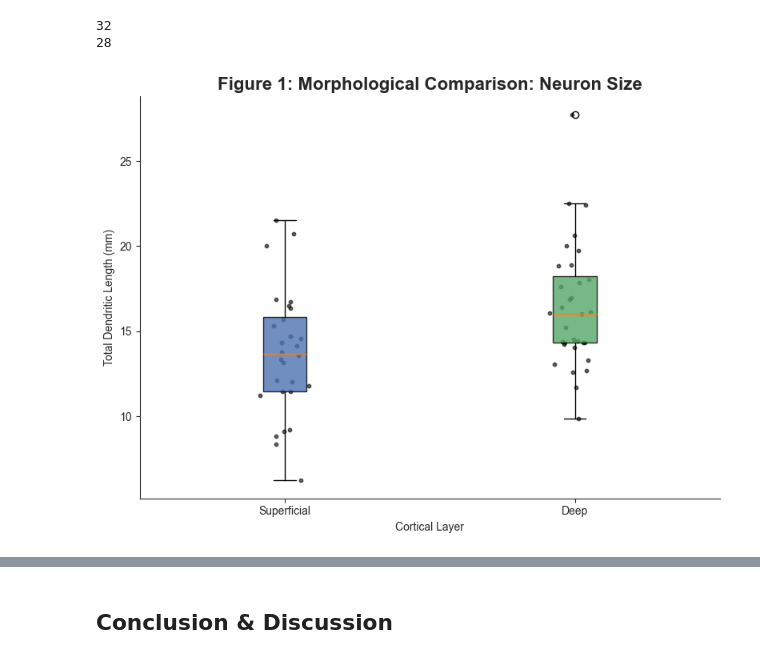
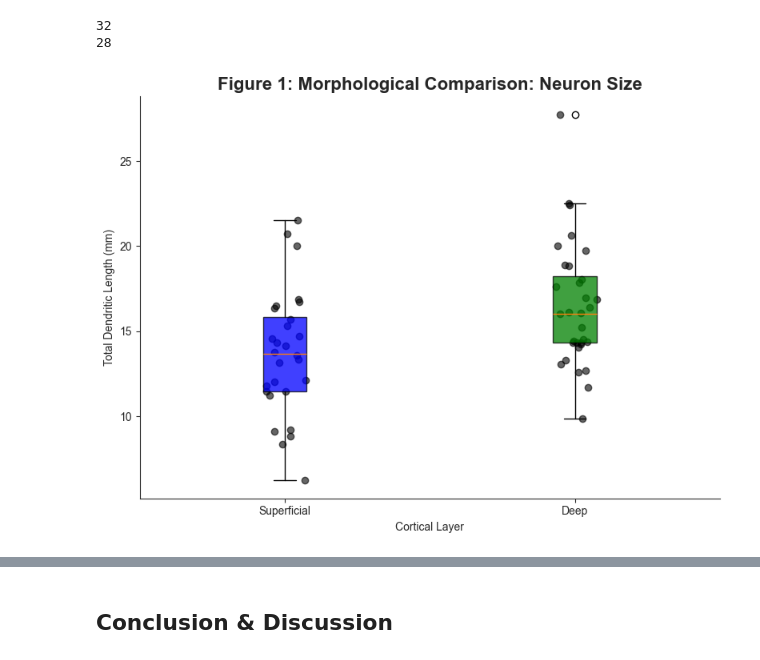
Before and after one commit to earanda4/Cell_Types_Project, a Jupyter notebook: Cell_Types_Project_Draft.ipynb, the cells around one changed output, grey strips where cells are left out. Saved outputs shown, nothing was run; the diff lists cells and outputs as text; code cells hidden in the pictures.

```diff
--- a/Cell_Types_Project_Draft.ipynb
+++ b/Cell_Types_Project_Draft.ipynb
@@ -180,37 +183,36 @@ colors = ['blue', 'green'] # Blue/Green palette
 # %%
 #Figure 1: Morphological Comparison: Neuron Size
 
 sns.set_style("ticks")
 fig, ax = plt.subplots(figsize=(8, 6))
 # superficial_dendritic_length = superficial_df['tot_dendritic_length']
 # deep_dendritic_length = deep_df['tot_dendritic_length']
 tot_dendritic_length_list = [superficial_df['tot_dendritic_length'].dropna(), deep_df['tot_dendritic_length'].dropna()]
 
 bplot = ax.boxplot(tot_dendritic_length_list, patch_artist=True, labels=labels)
-
 plt.xticks([1,2],['Superficial', 'Deep'])
 plt.xlabel('Cortical Layer')
 plt.ylabel('Total Dendritic Length (mm)')
 
 
-# Customize box colors
+#  Setting box colors
 for patch, color in zip(bplot['boxes'], colors):
     patch.set_facecolor(color)
-    patch.set_alpha(0.8)
+    patch.set_alpha(0.75)
 
-# This shows the actual data spread behind the statistics
+# Adding jittered scatter points to show individual data
 for i, data in enumerate(tot_dendritic_length_list):
     y = data
-    x = np.random.normal(i+1, 0.04, size=len(y)) # random jitter around the box position
-    ax.scatter(x, y, alpha=0.6, color='black', s=10)
+    x = np.random.normal(i+1, 0.04, size=len(y))
+    ax.scatter(x, y, alpha=0.6, color='black')
 
 ax.set_title('Figure 1: Morphological Comparison: Neuron Size', fontsize=16, fontweight='bold')
 ax.set_ylabel('Total Dendritic Length (mm)')
 ax.set_xlabel('Cortical Layer')
-sns.despine() # Removes top and right borders
+sns.despine()
 
 
 plt.tight_layout()
 plt.show()
 # %% [output]
-[figure, old version]
+[figure, new version]
```
Also changed, not shown: parts of 18 cells of this notebook.
